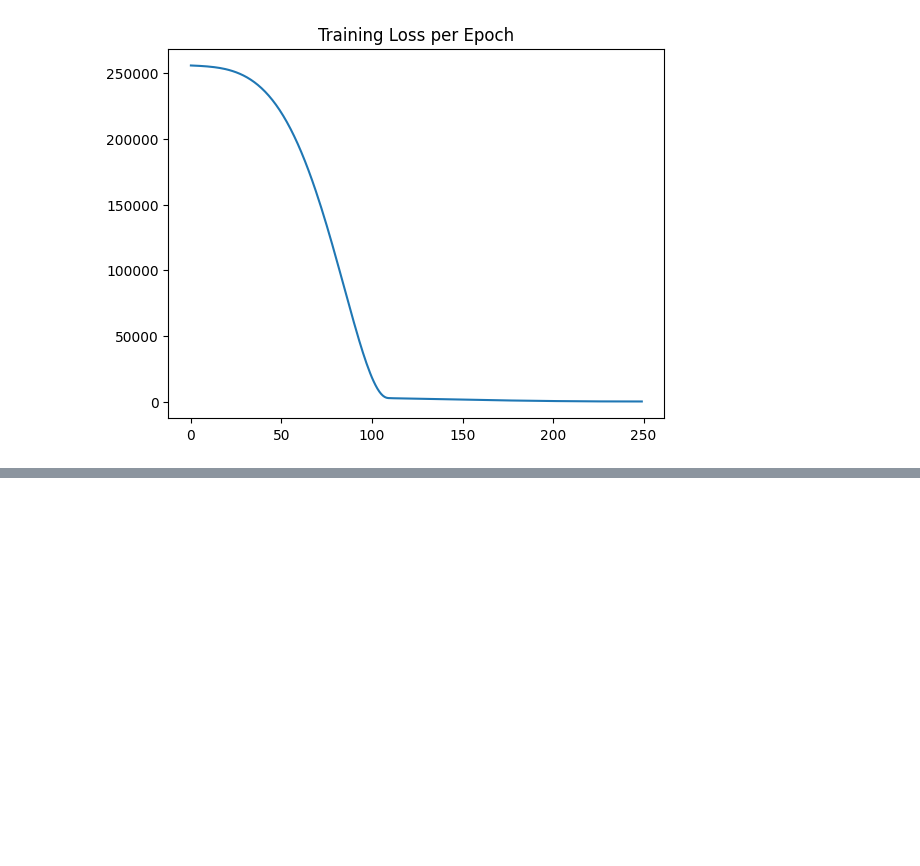
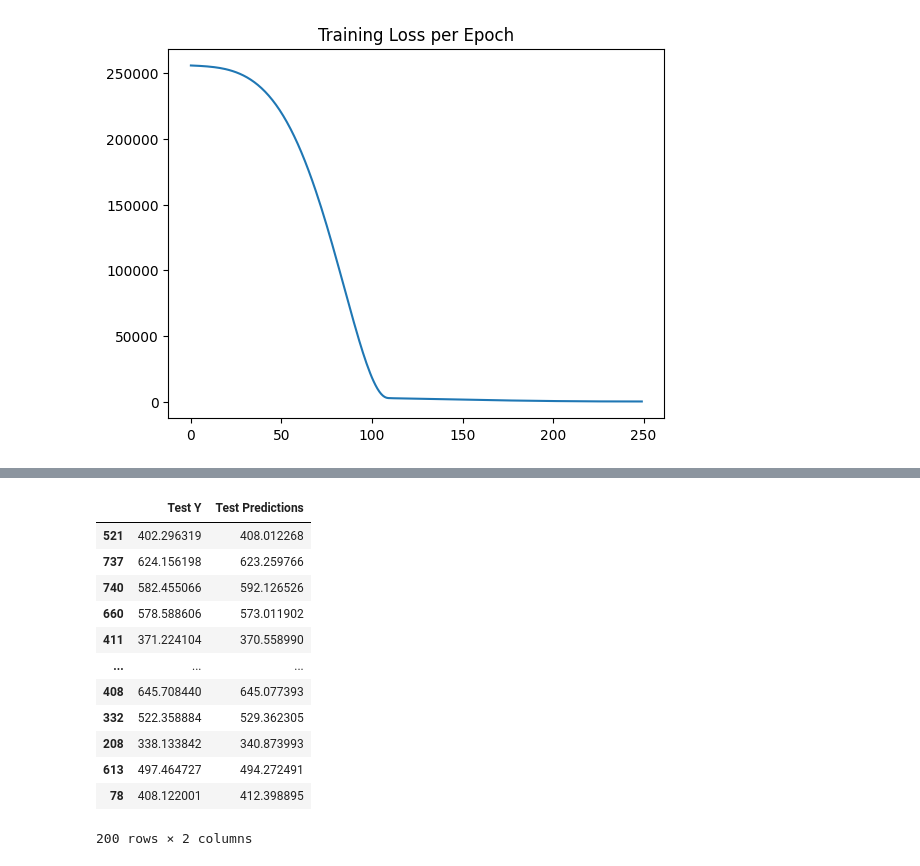
Before and after one commit to PrathamModi001/keras_basics, a Jupyter notebook: tutorial.ipynb, the cells around one changed output, grey strips where cells are left out. Cells and saved outputs as stored; diff of their text form; code cells hidden in the pictures; blank space fills up the shorter version.

```diff
--- a/tutorial.ipynb
+++ b/tutorial.ipynb
@@ -165,0 +211,17 @@ Text(0.5, 1.0, 'Training Loss per Epoch')
+# %%
+pred_df = pd.DataFrame({'Test Y': y_test, 'Test Predictions': test_predictions})
+pred_df
+# %% [output]
+|  | Test Y | Test Predictions |
+| 521 | 402.296319 | 408.012268 |
+| 737 | 624.156198 | 623.259766 |
+| 740 | 582.455066 | 592.126526 |
+| 660 | 578.588606 | 573.011902 |
+| 411 | 371.224104 | 370.558990 |
+| ... | ... | ... |
+| 408 | 645.708440 | 645.077393 |
+| 332 | 522.358884 | 529.362305 |
+| 208 | 338.133842 | 340.873993 |
+| 613 | 497.464727 | 494.272491 |
+| 78 | 408.122001 | 412.398895 |
+200 rows × 2 columns
```
Also changed, not shown: parts of 19 cells of this notebook, 1 other file.
